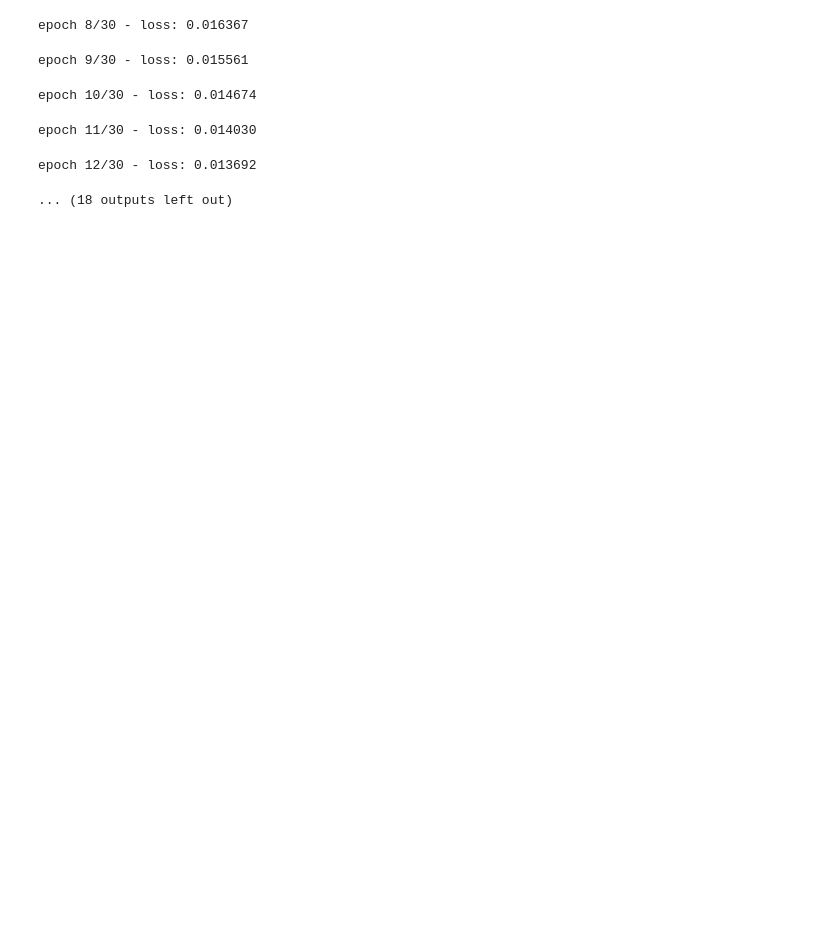
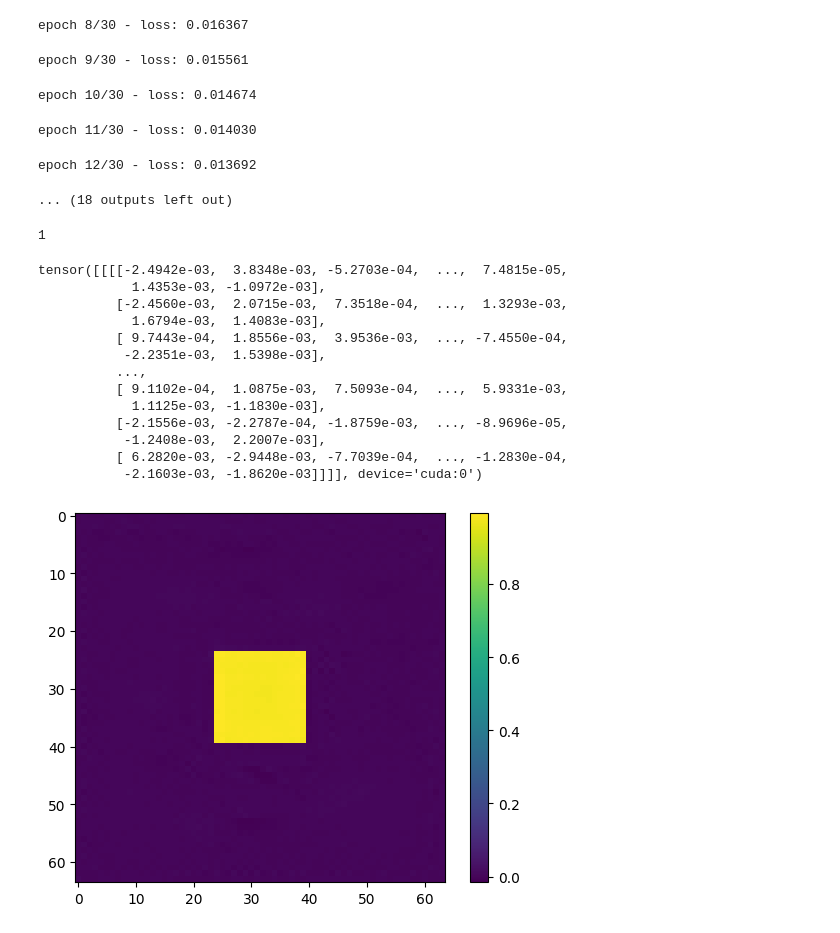
Before and after one commit to mln9d4/FeatureBridgeMapping, a Jupyter notebook: self_implemented.ipynb, the cells around one changed output. Cells and saved outputs as stored; diff of their text form; code cells hidden in the pictures; blank space fills up the shorter version.

```diff
--- a/self_implemented.ipynb
+++ b/self_implemented.ipynb
@@ -659,9 +686,41 @@ epoch 10/30 - loss: 0.014674
 epoch 11/30 - loss: 0.014030
 epoch 12/30 - loss: 0.013692
 ... (18 outputs left out)
+# %%
+checkpoint = torch.load('checkpoints/diffusion_model_square.pth')
+
+Unet=UNet(**checkpoint['model_config'])
+Unet.load_state_dict(checkpoint['model_state_dict'])
+diffusion = DenoiseDiffusion(Unet, checkpoint['beta_schedule'], 'cuda:0')
+
+diffusion.set_new_noise_schedule(phase='test')
+print(diffusion.eps_model.in_channel)
+# %% [output]
+1
 # %%
 
 diffusion.set_new_noise_schedule(phase='test')
 y_ddpm, _ = diffusion.ddpm_sampler(1)
 y_ddim, _ = diffusion.ddim_sampler(1, steps=10, eta=0.0)
+# %%
+y, _ = diffusion.ddpm_sampler(1, clip_denoised=True)
+print(y)
+plt.imshow(y.cpu().numpy()[0, 0], cmap='viridis')
+plt.colorbar()
+plt.show()
+# %% [output]
+tensor([[[[-2.4942e-03,  3.8348e-03, -5.2703e-04,  ...,  7.4815e-05,
+            1.4353e-03, -1.0972e-03],
+          [-2.4560e-03,  2.0715e-03,  7.3518e-04,  ...,  1.3293e-03,
+            1.6794e-03,  1.4083e-03],
+          [ 9.7443e-04,  1.8556e-03,  3.9536e-03,  ..., -7.4550e-04,
+           -2.2351e-03,  1.5398e-03],
+          ...,
+          [ 9.1102e-04,  1.0875e-03,  7.5093e-04,  ...,  5.9331e-03,
+            1.1125e-03, -1.1830e-03],
+          [-2.1556e-03, -2.2787e-04, -1.8759e-03,  ..., -8.9696e-05,
+           -1.2408e-03,  2.2007e-03],
+          [ 6.2820e-03, -2.9448e-03, -7.7039e-04,  ..., -1.2830e-04,
+           -2.1603e-03, -1.8620e-03]]]], device='cuda:0')
+[figure, added]
 # %%
```
Also changed, not shown: parts of 4 cells of this notebook.
